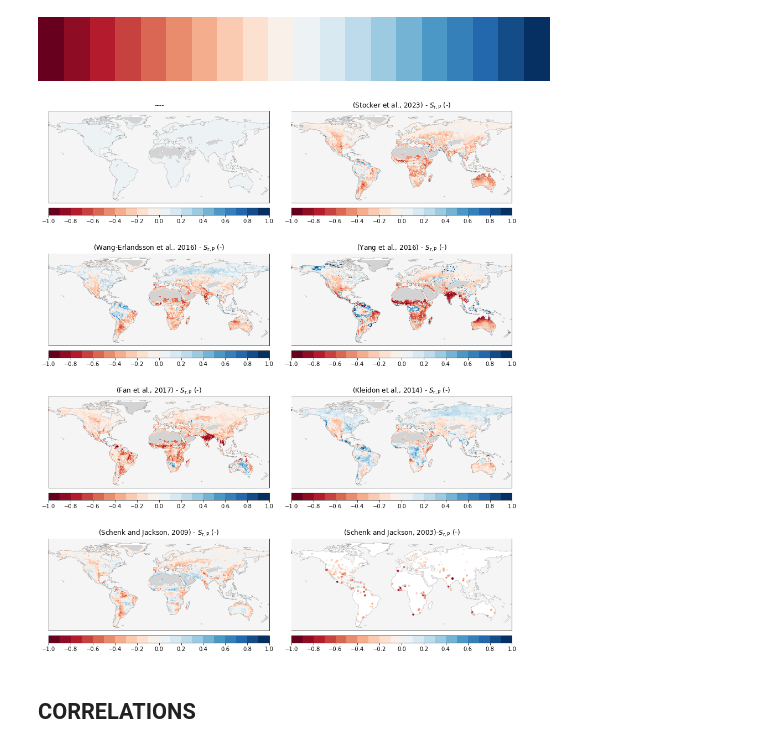
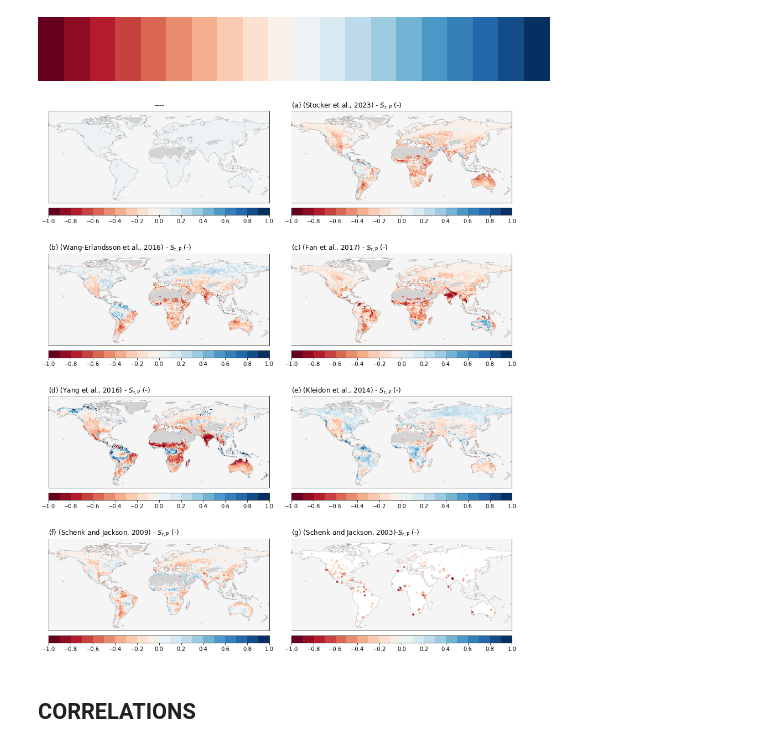
Before and after one commit to fvanoorschot/global_sr_module, a Jupyter notebook: global_sr_comparison.ipynb, the cells around one changed output. Saved outputs shown, nothing was run; the diff lists cells and outputs as text; code cells hidden in the pictures.

```diff
--- a/global_sr_comparison.ipynb
+++ b/global_sr_comparison.ipynb
@@ -1176,7 +1217,8 @@ a = d.plot(ax=ax[m,n], cmap=cmd,levels=bounds, add_colorbar=False)
 cbar = plt.colorbar(a, ax=ax[m,n],orientation='horizontal',spacing='proportional',extend='neither', pad=0.01,aspect=30,ticks=bounds2)
 cbar.ax.tick_params(labelsize=10)
 cbar.set_label(label='',size=10)
-ax[m,n].set_title('(Stocker et al., 2023) - $S_\mathrm{r,P}$ (-)',size=12)
+ax[m,n].set_title('')
+ax[m,n].set_title('(a) (Stocker et al., 2023) - $S_\mathrm{r,P}$ (-)',size=12, loc='left')
 
 # Sr Lan
 m,n=1,0
@@ -1185,56 +1227,62 @@ a = d.plot(ax=ax[m,n], cmap=cmd,levels=bounds, add_colorbar=False)
 cbar = plt.colorbar(a, ax=ax[m,n],orientation='horizontal',spacing='proportional',extend='neither', pad=0.01,aspect=30,ticks=bounds2)
 cbar.ax.tick_params(labelsize=10)
 cbar.set_label(label='',size=10)
-ax[m,n].set_title('(Wang-Erlandsson et al., 2016) - $S_\mathrm{r,P}$ (-)',size=12)
+ax[m,n].set_title('')
+ax[m,n].set_title('(b) (Wang-Erlandsson et al., 2016) - $S_\mathrm{r,P}$ (-)',size=12, loc='left')
+
+# Fan
+m,n=1,1
+d = f - p
+a = d.plot(ax=ax[m,n], cmap=cmd,levels=bounds, add_colorbar=False)
+cbar = plt.colorbar(a, ax=ax[m,n],orientation='horizontal',spacing='proportional',extend='neither', pad=0.01,aspect=30,ticks=bounds2)
+cbar.ax.tick_params(labelsize=10)
+cbar.set_label(label='',size=10)
+ax[m,n].set_title('')
+ax[m,n].set_title('(c) (Fan et al., 2017) - $S_\mathrm{r,P}$ (-)',size=12, loc='left')
 
 # Yang
-m,n=1,1
+m,n=2,0
 d = ya - p
 a = d.plot(ax=ax[m,n], cmap=cmd,levels=bounds, add_colorbar=False)
 cbar = plt.colorbar(a, ax=ax[m,n],orientation='horizontal',spacing='proportional',extend='neither', pad=0.01,aspect=30,ticks=bounds2)
 cbar.ax.tick_params(labelsize=10)
 cbar.set_label(label='',size=10)
-ax[m,n].set_title('(Yang et al., 2016) - $S_\mathrm{r,P}$ (-)',size=12)
-
-# Fan
-m,n=2,0
-d = f - p
-a = d.plot(ax=ax[m,n], cmap=cmd,levels=bounds, add_colorbar=False)
-cbar = plt.colorbar(a, ax=ax[m,n],orientation='horizontal',spacing='proportional',extend='neither', pad=0.01,aspect=30,ticks=bounds2)
-cbar.ax.tick_params(labelsize=10)
-cbar.set_label(label='',size=10)
-ax[m,n].set_title('(Fan et al., 2017) - $S_\mathrm{r,P}$ (-)',size=12)
+ax[m,n].set_title('')
+ax[m,n].set_title('(d) (Yang et al., 2016) - $S_\mathrm{r,P}$ (-)',size=12, loc='left')
 
 # root depth opt Kleidon
 m,n=2,1
 d = ko - p
 a = d.plot(ax=ax[m,n], cmap=cmd,levels=bounds, add_colorbar=False)
 cbar = plt.colorbar(a, ax=ax[m,n],orientation='horizontal',spacing='proportional',extend='neither', pad=0.01,aspect=30,ticks=bounds2)
 cbar.ax.tick_params(labelsize=10)
 cbar.set_label(label='',size=10)
-ax[m,n].set_title('(Kleidon et al., 2014) - $S_\mathrm{r,P}$ (-)',size=12)
+ax[m,n].set_title('')
+ax[m,n].set_title('(e) (Kleidon et al., 2014) - $S_\mathrm{r,P}$ (-)',size=12, loc='left')
 
 # Schenk 2009
 m,n=3,0
 d = sc - p
 a = d.plot(ax=ax[m,n], cmap=cmd,levels=bounds, add_colorbar=False)
 cbar = plt.colorbar(a, ax=ax[m,n],orientation='horizontal',spacing='proportional',extend='neither', pad=0.01,aspect=30,ticks=bounds2)
 cbar.ax.tick_params(labelsize=10)
 cbar.set_label(label='',size=10)
-ax[m,n].set_title('(Schenk and Jackson, 2009) - $S_\mathrm{r,P}$ (-)',size=12)
+ax[m,n].set_title('')
+ax[m,n].set_title('(f) (Schenk and Jackson, 2009) - $S_\mathrm{r,P}$ (-)',size=12, loc='left')
 
 # Schenk points
 m,n=3,1
 d = sjj['D95_extrapolated_norm'] - sjj['sr_p_norm']
 sp = ax[m,n].scatter(sjj.Longitude,sjj.Latitude,s=12,c=d,edgecolors='face',marker='o',linewidths=0.1,cmap=cmd,norm=norm,zorder=102)
 cbar = plt.colorbar(sp, ax=ax[m,n], orientation='horizontal',spacing='proportional',extend='neither', pad=0.01,aspect=30,ticks=bounds2)
 cbar.ax.tick_params(labelsize=10)
 cbar.set_label(label='', size=10)
-ax[m,n].set_title('(Schenk and Jackson, 2003)-$S_\mathrm{r,P}$ (-)',size=12)
+ax[m,n].set_title('')
+ax[m,n].set_title('(g) (Schenk and Jackson, 2003)-$S_\mathrm{r,P}$ (-)',size=12, loc='left')
 
 fig.savefig(f'{work_dir}/output/gridded_sr/figures/global_sr_all_maps_normalized_diff.jpg',bbox_inches='tight',dpi=600)
 # %% [output]
-[figure, old version]
+[figure, new version]
 # %% [markdown]
 ## CORRELATIONS
 # %%
```
Also changed, not shown: parts of 11 cells of this notebook, 2 other files.
